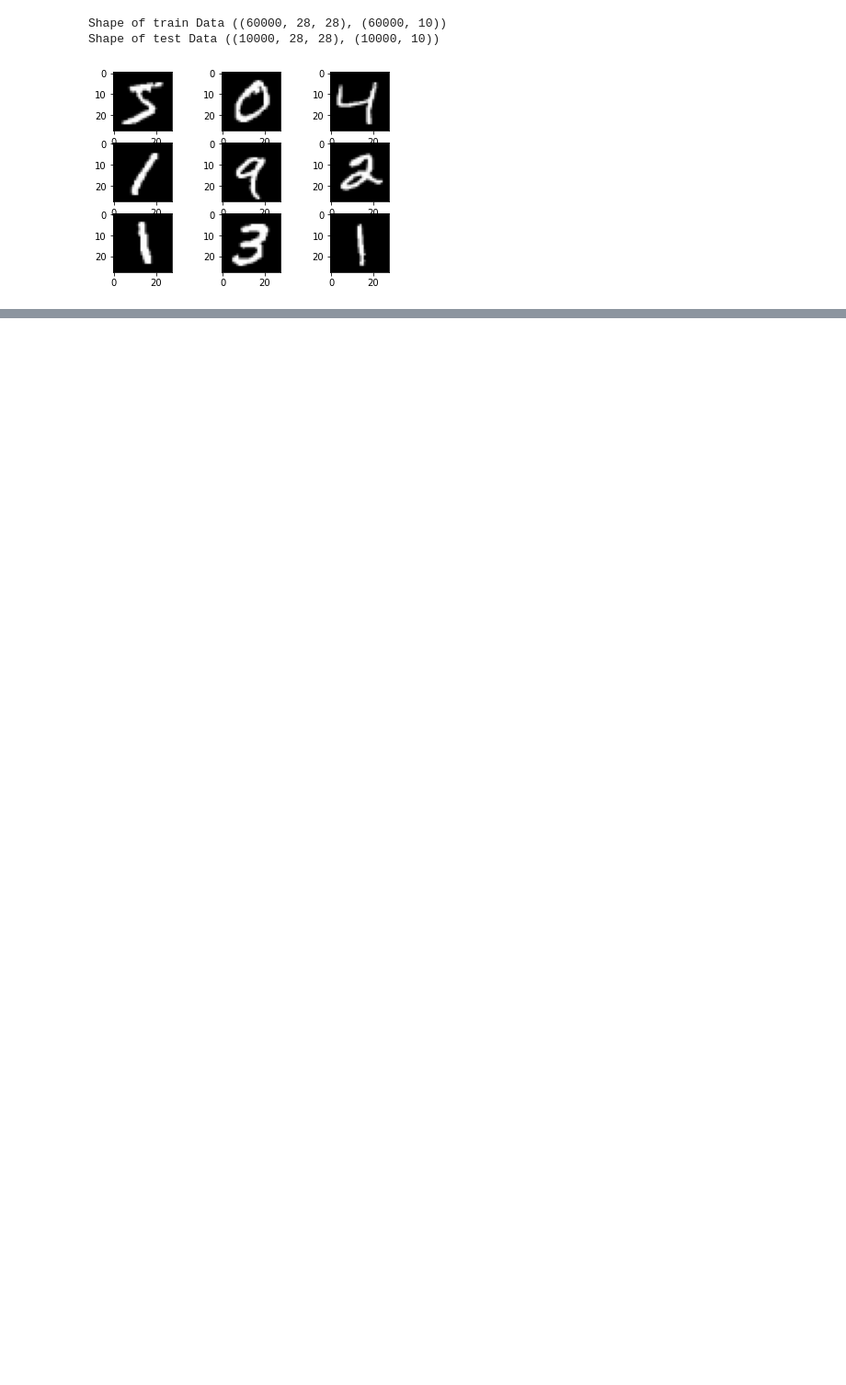
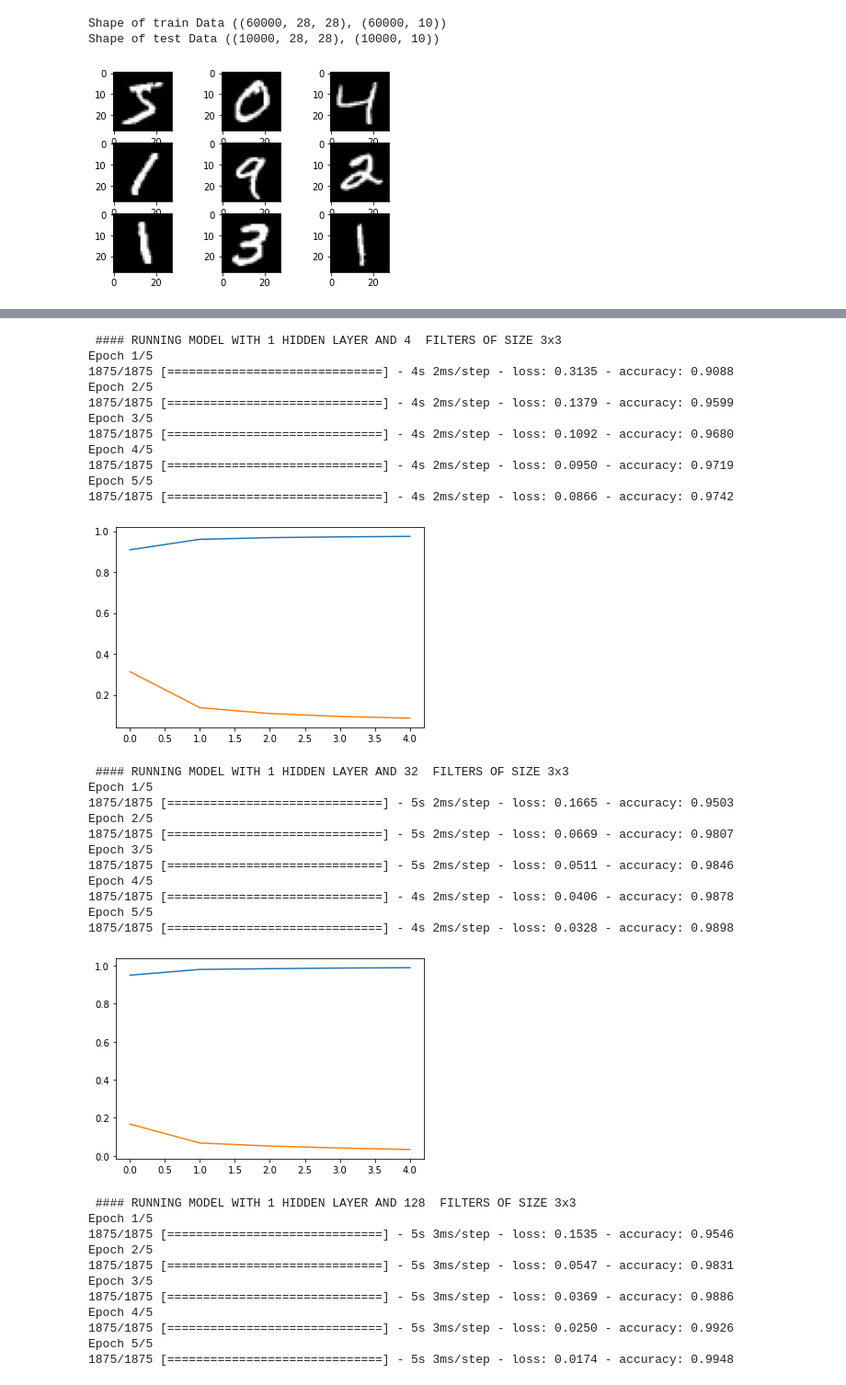
Before and after one commit to adityav1810/Semester_5_Labs, a Jupyter notebook: ECSE440L-DeepLearning/LAB6/LAB6.ipynb, the cells around one changed output, grey strips where cells are left out. Shown at 92% size. Cells and saved outputs as stored; diff of their text form; code cells hidden in the pictures; blank space fills up the shorter version.

```diff
--- a/ECSE440L-DeepLearning/LAB6/LAB6.ipynb
+++ b/ECSE440L-DeepLearning/LAB6/LAB6.ipynb
@@ -48,10 +51,52 @@ X_test = X_test.astype('float32')
 X_train = X_train / 255.0
 X_test = X_test / 255.0
 # %%
-model=Sequential()
-model.add(Conv2D(32, (3, 3), activation='relu', kernel_initializer='he_uniform', input_shape=(28, 28, 1)))
-model.add(MaxPooling2D((2, 2)))
-model.add(Flatten())
-model.add(Dense(100, activation='relu', kernel_initializer='he_uniform'))
-model.add(Dense(10, activation='softmax'))
-model.compile(optimizer='adam', loss='categorical_crossentropy', metrics=['accuracy'])
+no_of_filters=[4,32,128,512,2056]
+for filters in no_of_filters:
+  print(" #### RUNNING MODEL WITH 1 HIDDEN LAYER AND",filters," FILTERS OF SIZE 3x3")
+  model=Sequential()
+  model.add(Conv2D(filters, (3, 3), activation='relu', kernel_initializer='he_uniform', input_shape=(28, 28, 1)))
+  model.add(MaxPooling2D((2, 2)))
+  model.add(Flatten())
+  model.add(Dense(10, activation='softmax'))
+  model.compile(optimizer='adam', loss='categorical_crossentropy', metrics=['accuracy'])
+  hist=model.fit(X_train,y_train,epochs=5)
+  plt.plot(hist.history['accuracy'])
+  plt.plot(hist.history['loss'])
+  plt.show()
+# %% [output]
+ #### RUNNING MODEL WITH 1 HIDDEN LAYER AND 4  FILTERS OF SIZE 3x3
+Epoch 1/5
+1875/1875 [==============================] - 4s 2ms/step - loss: 0.3135 - accuracy: 0.9088
+Epoch 2/5
+1875/1875 [==============================] - 4s 2ms/step - loss: 0.1379 - accuracy: 0.9599
+Epoch 3/5
+1875/1875 [==============================] - 4s 2ms/step - loss: 0.1092 - accuracy: 0.9680
+Epoch 4/5
+1875/1875 [==============================] - 4s 2ms/step - loss: 0.0950 - accuracy: 0.9719
+Epoch 5/5
+1875/1875 [==============================] - 4s 2ms/step - loss: 0.0866 - accuracy: 0.9742
+[figure, added]
+ #### RUNNING MODEL WITH 1 HIDDEN LAYER AND 32  FILTERS OF SIZE 3x3
+Epoch 1/5
+1875/1875 [==============================] - 5s 2ms/step - loss: 0.1665 - accuracy: 0.9503
+Epoch 2/5
+1875/1875 [==============================] - 5s 2ms/step - loss: 0.0669 - accuracy: 0.9807
+Epoch 3/5
+1875/1875 [==============================] - 5s 2ms/step - loss: 0.0511 - accuracy: 0.9846
+Epoch 4/5
+1875/1875 [==============================] - 4s 2ms/step - loss: 0.0406 - accuracy: 0.9878
+Epoch 5/5
+1875/1875 [==============================] - 4s 2ms/step - loss: 0.0328 - accuracy: 0.9898
+[figure, added]
+ #### RUNNING MODEL WITH 1 HIDDEN LAYER AND 128  FILTERS OF SIZE 3x3
+Epoch 1/5
+1875/1875 [==============================] - 5s 3ms/step - loss: 0.1535 - accuracy: 0.9546
+Epoch 2/5
+1875/1875 [==============================] - 5s 3ms/step - loss: 0.0547 - accuracy: 0.9831
+Epoch 3/5
+1875/1875 [==============================] - 5s 3ms/step - loss: 0.0369 - accuracy: 0.9886
+Epoch 4/5
+1875/1875 [==============================] - 5s 3ms/step - loss: 0.0250 - accuracy: 0.9926
+Epoch 5/5
+1875/1875 [==============================] - 5s 3ms/step - loss: 0.0174 - accuracy: 0.9948
```
Also changed, not shown: parts of 5 cells of this notebook.
